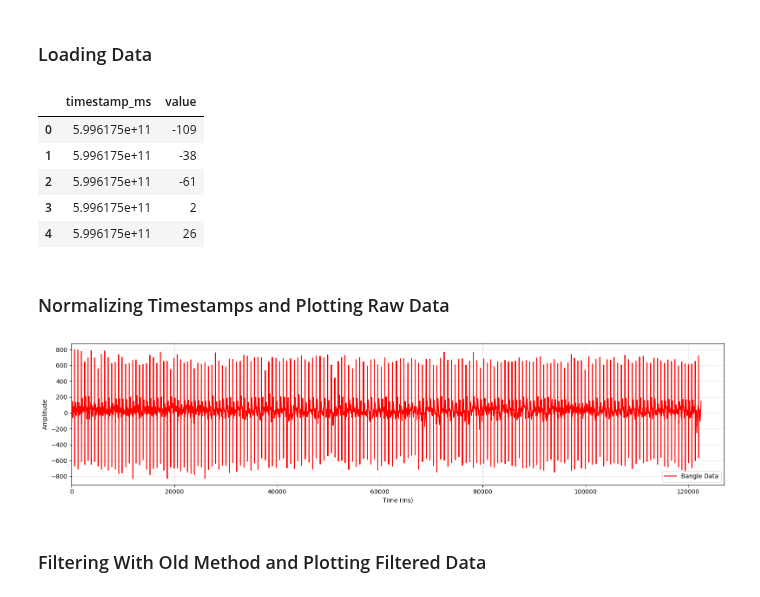
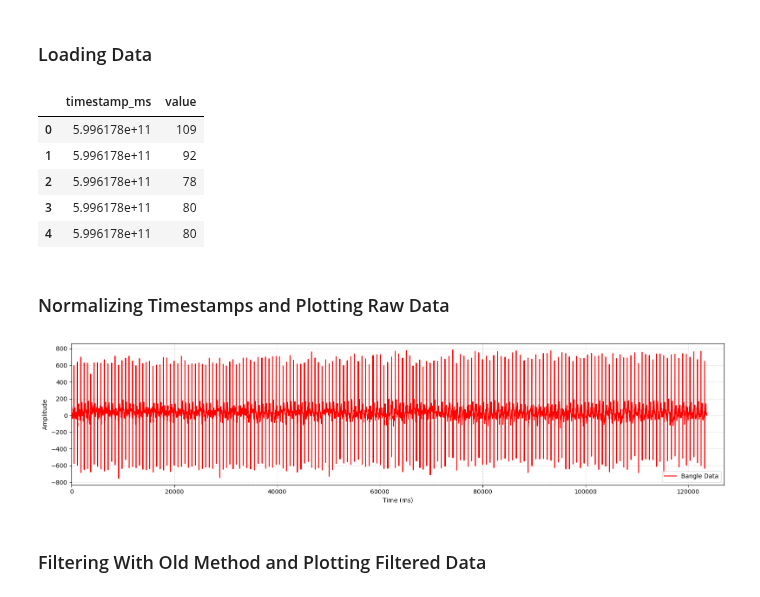
Before and after one commit to Showmick119/Benchmarking-Signal-Processing-Packages, a Jupyter notebook: HRV105M-analysis/polar.ipynb, the cells around one changed output. Saved outputs shown, nothing was run; the diff lists cells and outputs as text; code cells hidden in the pictures.

```diff
--- a/HRV105M-analysis/polar.ipynb
+++ b/HRV105M-analysis/polar.ipynb
@@ -7,15 +7,15 @@ import matplotlib.pyplot as plt
 # %% [markdown]
 ### Loading Data
 # %%
-polar_data = pd.read_csv("../HRV108M/HRV108M_Finger_Physical Stress/polar.csv")
+polar_data = pd.read_csv("../HRV108M/HRV108M_Finger_Relaxed/polar.csv")
 polar_data.head()
 # %% [output]
 |  | timestamp_ms | value |
-| 0 | 5.996175e+11 | -109 |
-| 1 | 5.996175e+11 | -38 |
-| 2 | 5.996175e+11 | -61 |
-| 3 | 5.996175e+11 | 2 |
-| 4 | 5.996175e+11 | 26 |
+| 0 | 5.996178e+11 | 109 |
+| 1 | 5.996178e+11 | 92 |
+| 2 | 5.996178e+11 | 78 |
+| 3 | 5.996178e+11 | 80 |
+| 4 | 5.996178e+11 | 80 |
 # %% [markdown]
 ### Normalizing Timestamps and Plotting Raw Data
 # %%
@@ -36,7 +36,7 @@ plt.xlim(left=0, right=127000)
 plt.tight_layout()
 plt.show()
 # %% [output]
-[figure, old version]
+[figure, new version]
 # %% [markdown]
 ### Filtering With Old Method and Plotting Filtered Data
 # %%
```
Also changed, not shown: parts of 1 cell of this notebook.
